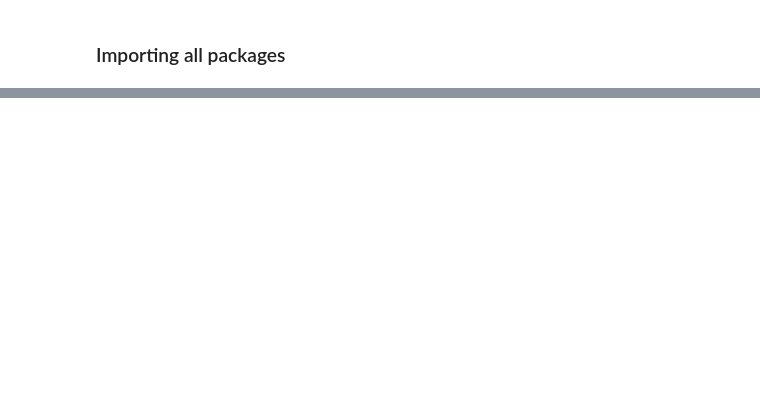
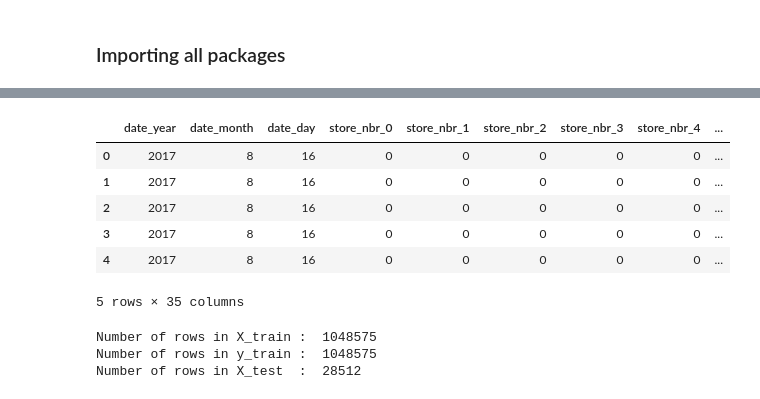
Before and after one commit to amith-vardhan99/kaggle, a Jupyter notebook: Store Sales - Time Series Forecasting/machlearn.ipynb, the cells around one changed output, grey strips where cells are left out. Saved outputs shown, nothing was run; the diff lists cells and outputs as text; code cells hidden in the pictures; blank space fills up the shorter version.

```diff
--- a/Store Sales - Time Series Forecasting/machlearn.ipynb
+++ b/Store Sales - Time Series Forecasting/machlearn.ipynb
@@ -25,0 +47,18 @@ X_train = pd.read_csv()
+# %%
+X_test.head()
+# %% [output]
+|  | date_year | date_month | date_day | store_nbr_0 | store_nbr_1 | store_nbr_2 | store_nbr_3 | store_nbr_4 | ... |
+| 0 | 2017 | 8 | 16 | 0 | 0 | 0 | 0 | 0 | ... |
+| 1 | 2017 | 8 | 16 | 0 | 0 | 0 | 0 | 0 | ... |
+| 2 | 2017 | 8 | 16 | 0 | 0 | 0 | 0 | 0 | ... |
+| 3 | 2017 | 8 | 16 | 0 | 0 | 0 | 0 | 0 | ... |
+| 4 | 2017 | 8 | 16 | 0 | 0 | 0 | 0 | 0 | ... |
+5 rows × 35 columns
+# %%
+print("Number of rows in X_train : ",len(X_train))
+print("Number of rows in y_train : ",len(y_train))
+print("Number of rows in X_test  : ",len(X_test))
+# %% [output]
+Number of rows in X_train :  1048575
+Number of rows in y_train :  1048575
+Number of rows in X_test  :  28512
```
Also changed, not shown: parts of 19 cells of this notebook.
